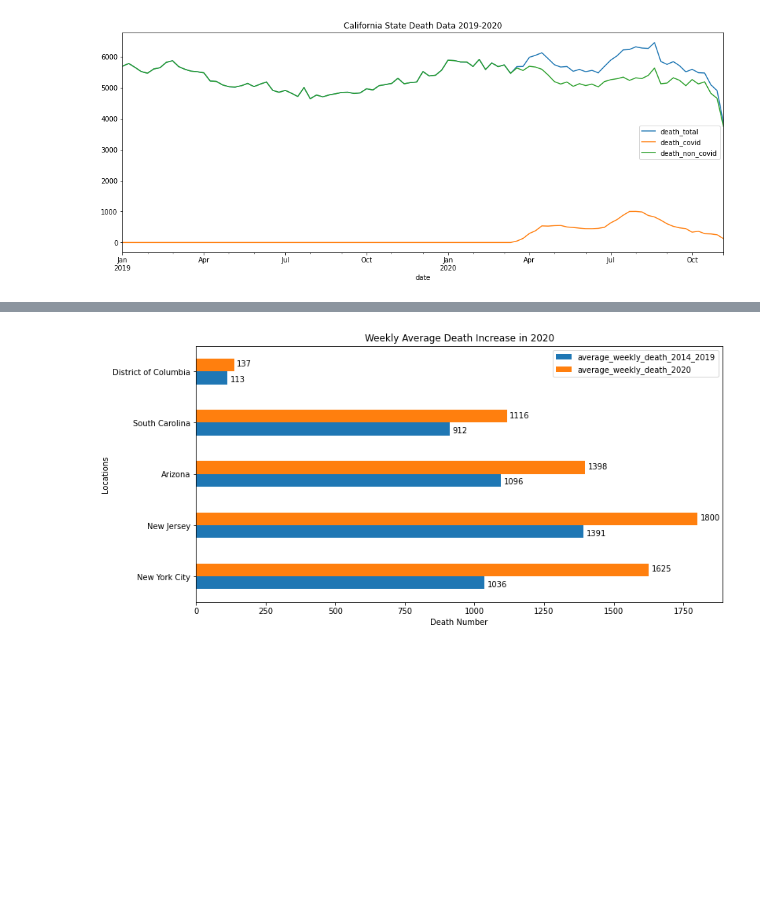
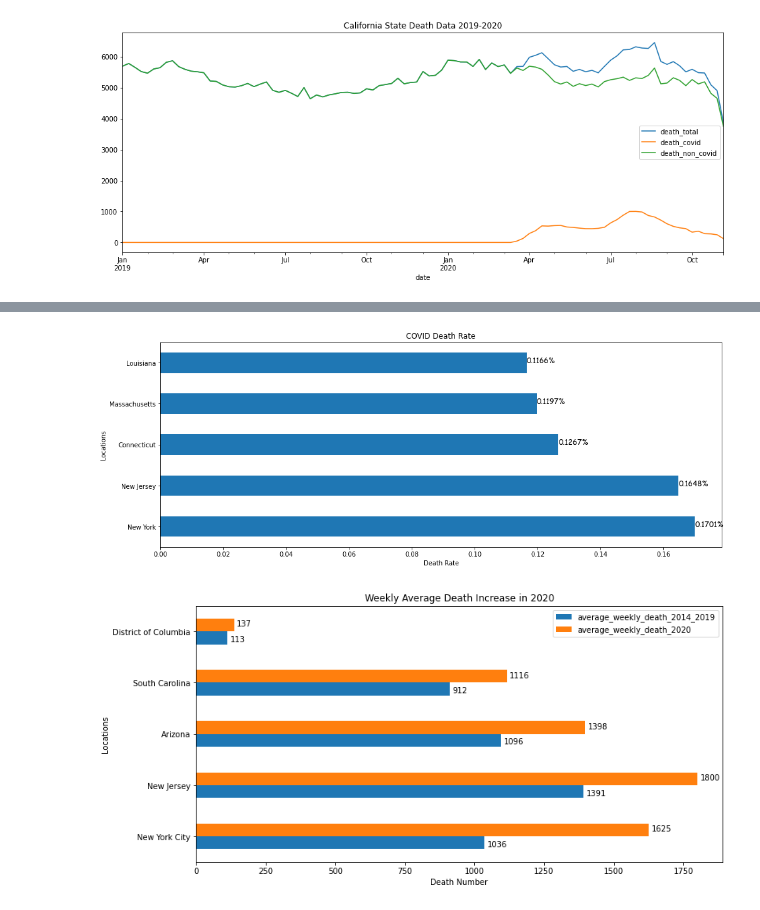
Before and after one commit to ITWSDataScience/Exploration-of-Number-of-Deaths-Due-to-COVID19-in-USA_2020, a Jupyter notebook: present.ipynb, the cells around one changed output, grey strips where cells are left out. Saved outputs shown, nothing was run; the diff lists cells and outputs as text; code cells hidden in the pictures; blank space fills up the shorter version.

Commit message:
add population dataset

```diff
--- a/present.ipynb
+++ b/present.ipynb
@@ -148 +151,18 @@ for index, value in enumerate(death_sum_top["death_covid"]):
+# %%
+# View 4 - Covid Death Rate
+population = pd.read_csv("population.csv", index_col="State")
+population = population[["Pop"]]
+death_sum["population"] = population
+death_sum["death_rate_pct"] = death_sum["death_covid"] / death_sum["population"] * 100
+death_rate = death_sum.sort_values("death_rate_pct", ascending=False)
+
+death_rate_top = death_rate.iloc[0:5]
+fig, axs = plt.subplots(figsize=(16, 6))
+death_rate_top["death_rate_pct"].plot.barh(ax=axs, title="COVID Death Rate")
+axs.set_ylabel("Locations")
+axs.set_xlabel("Death Rate")
+for index, value in enumerate(death_rate_top["death_rate_pct"]):
+    plt.text(value, index,  s="{0:.4f}%".format(value), color="black", fontname='Comic Sans MS', fontsize=12)
+# %% [output]
+[figure, added]
 # %%
```
Also changed, not shown: parts of 3 cells of this notebook, 4 other files.
